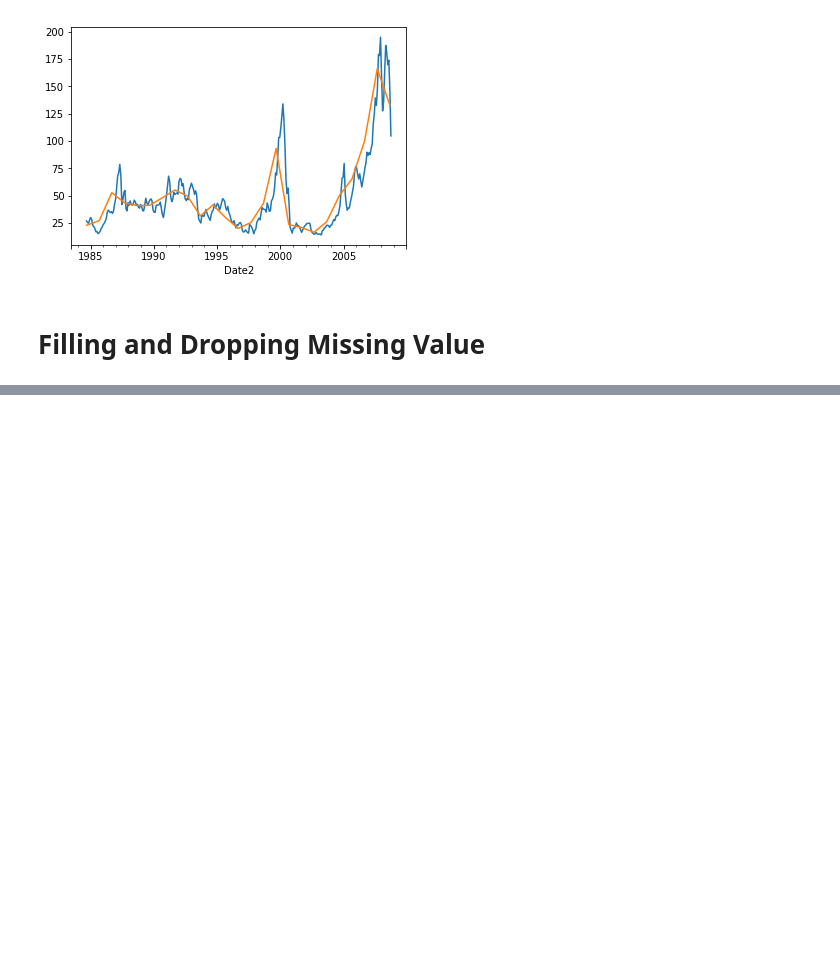
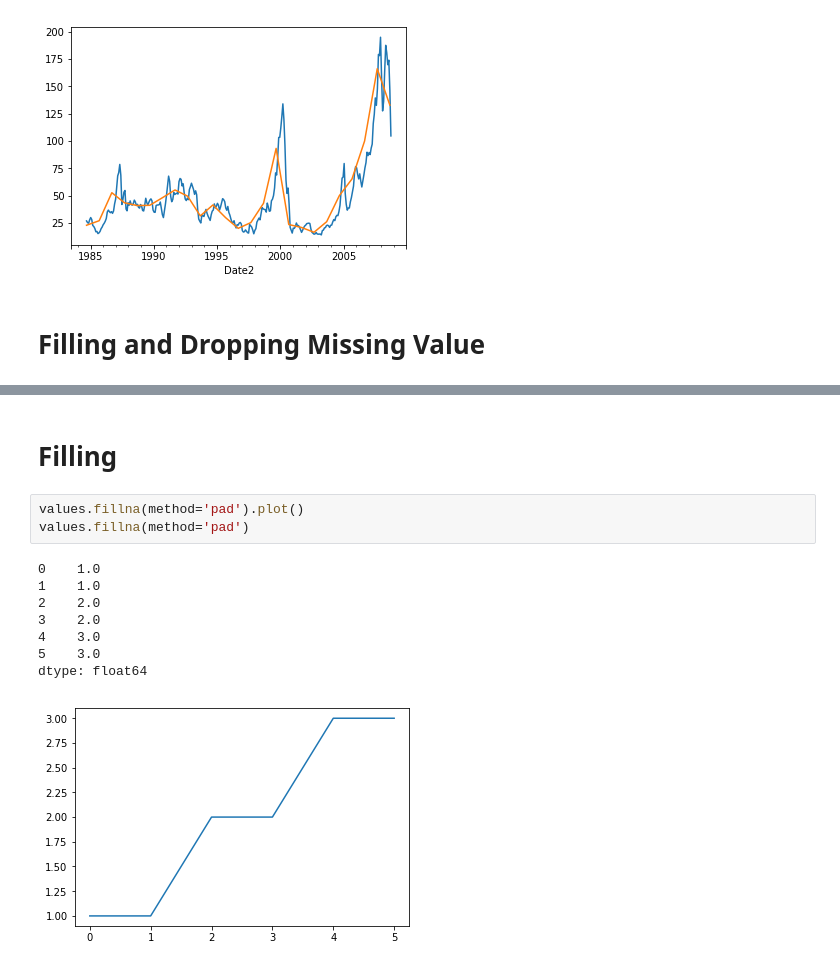
Before and after one commit to howawong/python-for-students, a Jupyter notebook: Data Manipulation.ipynb, the cells around one changed output, grey strips where cells are left out. Drawn from its saved outputs; the diff is of its cells as text; blank space fills up the shorter version.

```diff
--- a/Data Manipulation.ipynb
+++ b/Data Manipulation.ipynb
@@ -446,0 +464,14 @@ In data cleansing, there are always invalid or n
+# %% [markdown]
+# Filling
+# %%
+values.fillna(method='pad').plot()
+values.fillna(method='pad')
+# %% [output]
+0    1.0
+1    1.0
+2    2.0
+3    2.0
+4    3.0
+5    3.0
+dtype: float64
+[figure, added]
```
Also changed, not shown: parts of 12 cells of this notebook.
